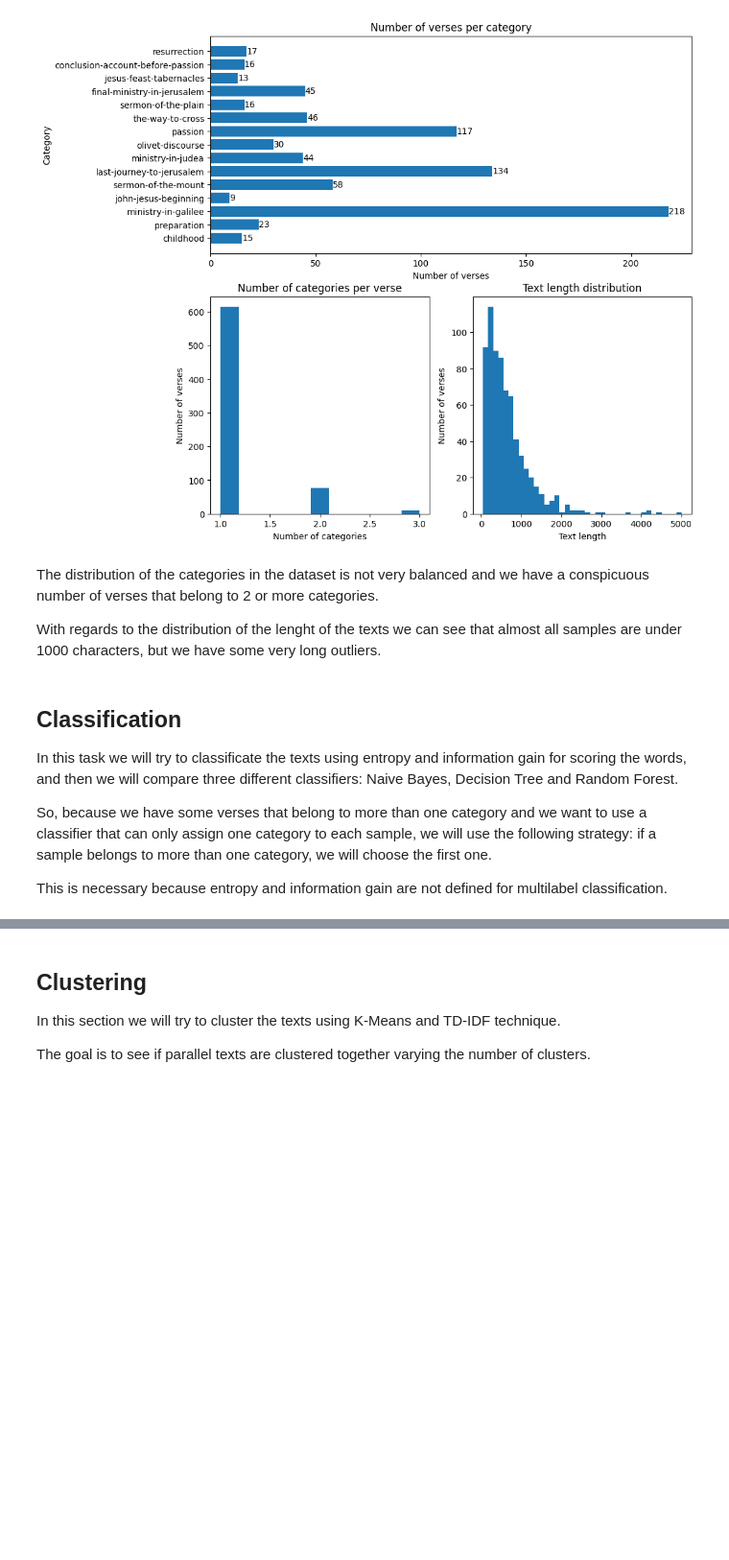
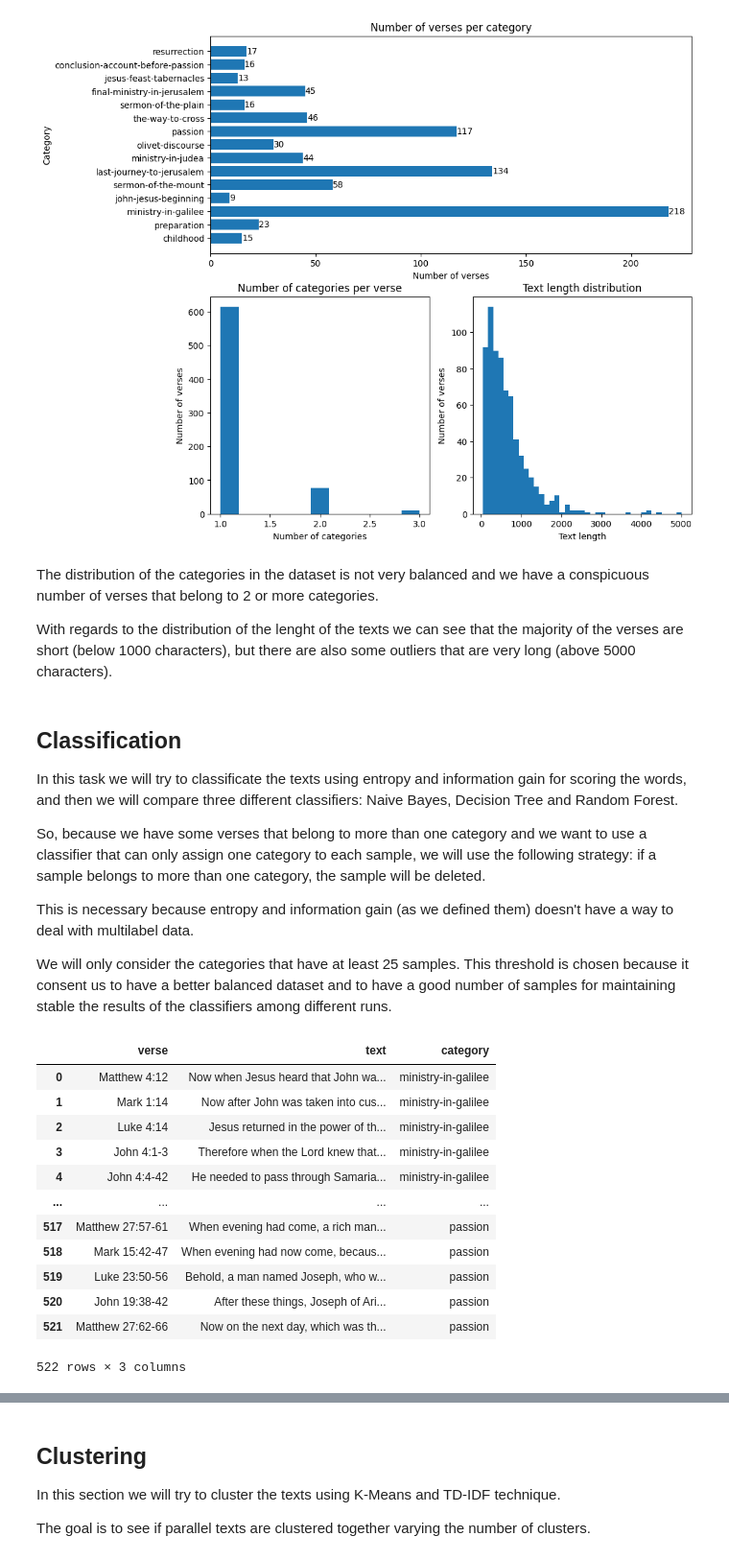
Before and after one commit to rik1599/advanced-data-science-2023, a Jupyter notebook: bible-nlp/bible-nlp.ipynb, the cells around one changed output, grey strips where cells are left out. Shown: that part at 96% size. Cells and saved outputs as stored; diff of their text form; code cells hidden in the pictures; blank space fills up the shorter version.

```diff
--- a/bible-nlp/bible-nlp.ipynb
+++ b/bible-nlp/bible-nlp.ipynb
@@ -118,13 +118,44 @@ plt.show()
 # %% [markdown]
 The distribution of the categories in the dataset is not very balanced and we have a conspicuous number of verses that belong to 2 or more categories.
 
-With regards to the distribution of the lenght of the texts we can see that almost all samples are under 1000 characters, but we have some very long outliers.
+With regards to the distribution of the lenght of the texts we can see that the majority of the verses are short (below 1000 characters), but there are also some outliers that are very long (above 5000 characters).
 # %% [markdown]
 ## Classification
 
 In this task we will try to classificate the texts using entropy and information gain for scoring the words, and then we will compare three different classifiers: Naive Bayes, Decision Tree and Random Forest.
 
-So, because we have some verses that belong to more than one category and we want to use a classifier that can only assign one category to each sample, we will use the following strategy: if a sample belongs to more than one category, we will choose the first one.
+So, because we have some verses that belong to more than one category and we want to use a classifier that can only assign one category to each sample, we will use the following strategy: if a sample belongs to more than one category, the sample will be deleted.
 
-This is necessary because entropy and information gain are not defined for multilabel classification.
+This is necessary because entropy and information gain (as we defined them) doesn't have a way to deal with multilabel data.
+
+We will only consider the categories that have at least 25 samples. This threshold is chosen because it consent us to have a better balanced dataset and to have a good number of samples for maintaining stable the results of the classifiers among different runs.
+# %%
+import pandas as pd
+
+verses_df = pd.read_csv('data/verses.csv', sep=',', encoding='utf-8')
+
+verses_df['category'] = verses_df['category'].apply(lambda x: x.split(';'))
+verses_df = verses_df[verses_df['category'].apply(lambda x: len(x) == 1)]
+verses_df['category'] = verses_df['category'].apply(lambda x: x[0])
+
+allowed_categories = verses_df['category'].value_counts()
+allowed_categories = allowed_categories[allowed_categories >= 25].index.tolist()
+
+verses_df = verses_df[verses_df['category'].isin(allowed_categories)][['verse', 'text', 'category']]
+verses_df.reset_index(drop=True, inplace=True)
+verses_df
+# %% [output]
+|  | verse | text | category |
+| 0 | Matthew 4:12 | Now when Jesus heard that John wa... | ministry-in-galilee |
+| 1 | Mark 1:14 | Now after John was taken into cus... | ministry-in-galilee |
+| 2 | Luke 4:14 | Jesus returned in the power of th... | ministry-in-galilee |
+| 3 | John 4:1-3 | Therefore when the Lord knew that... | ministry-in-galilee |
+| 4 | John 4:4-42 | He needed to pass through Samaria... | ministry-in-galilee |
+| ... | ... | ... | ... |
+| 517 | Matthew 27:57-61 | When evening had come, a rich man... | passion |
+| 518 | Mark 15:42-47 | When evening had now come, becaus... | passion |
+| 519 | Luke 23:50-56 | Behold, a man named Joseph, who w... | passion |
+| 520 | John 19:38-42 | After these things, Joseph of Ari... | passion |
+| 521 | Matthew 27:62-66 | Now on the next day, which was th... | passion |
+522 rows × 3 columns
 # %%
```
Also changed, not shown: parts of 18 cells of this notebook, 1 other file.
